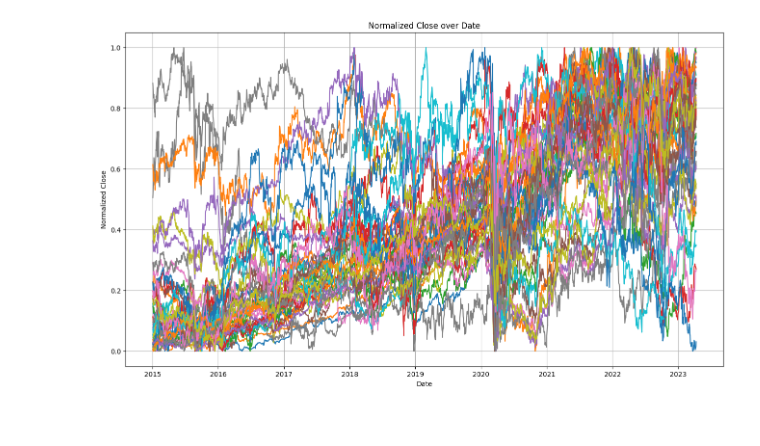
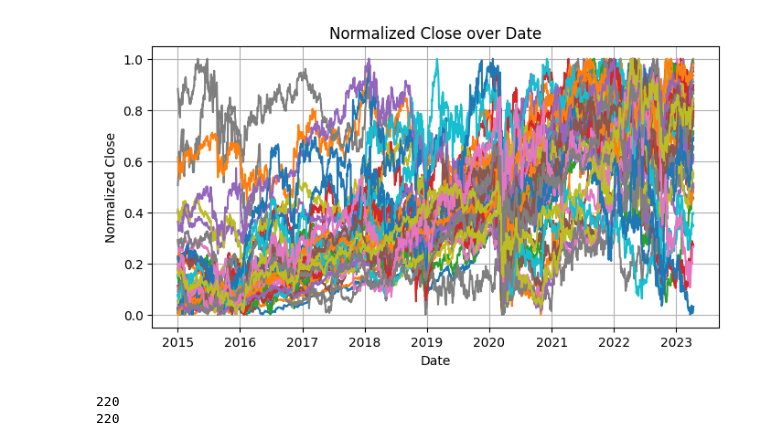
Before and after one commit to smci1000/Colab, a Jupyter notebook: GrabStockData.ipynb, the cells around one changed output. Cells and saved outputs as stored; diff of their text form; code cells hidden in the pictures.

```diff
--- a/GrabStockData.ipynb
+++ b/GrabStockData.ipynb
@@ -101,37 +101,48 @@ def do_fetch():
   words = re.findall(pattern, top_sector_symbols)
   for ticker in words:
     raw_data[ticker] = fetch_historical_stock_data(ticker, start_date, end_date)
   return raw_data
 
 def parse_tickers_and_save():
   df = raw_data['AAPL']
   for k, v in raw_data.items():
     # Normalize the 'Close' values per k (symbol) and store in df
     key = '%snc' % k
     df[key] = v['Close'].transform(lambda x: (x - x.min()) / (x.max() - x.min()))
 
   # Cleaning
   df = df.drop(['Close', 'Volume', 'Open', 'High', 'Low', 'Dividends', 'Stock Splits'], axis=1)
   pickle.dump(df, open("save.p", "wb"))
 
 start_date = "2015-01-01"
 end_date = "2023-04-12"
 #raw_data = do_fetch()
 #parse_tickers_and_save()
 
-data = pickle.load(open('save.p', 'rb'))
+df = pickle.load(open('save.p', 'rb'))
 
 if True:
   # Plot the 'Close' values over the 'Date' column
-  plt.figure(figsize=(16, 9))
-  for c in data.columns:
-    plt.plot(data.index, data[c])
+  plt.figure(figsize=(8, 4))
+  for c in df.columns:
+    plt.plot(df.index, df[c])
   plt.xlabel('Date')
   plt.ylabel('Normalized Close')
   plt.title('Normalized Close over Date')
   plt.grid(True)
   plt.show()
 # %% [output]
-[figure, old version]
+[figure, new version]
+# %%
+df = pickle.load(open('save.p', 'rb'))
+
+# Some house cleaning
+df = df.dropna(axis=1, how='any')
+
+print(len(df.iloc[:5].stack().values))
+print(len(df.iloc[:5].values.flatten()))
+# %% [output]
+220
+220
 # %%
 df = pickle.load(open('save.p', 'rb'))
```
Also changed, not shown: parts of 1 cell of this notebook.
